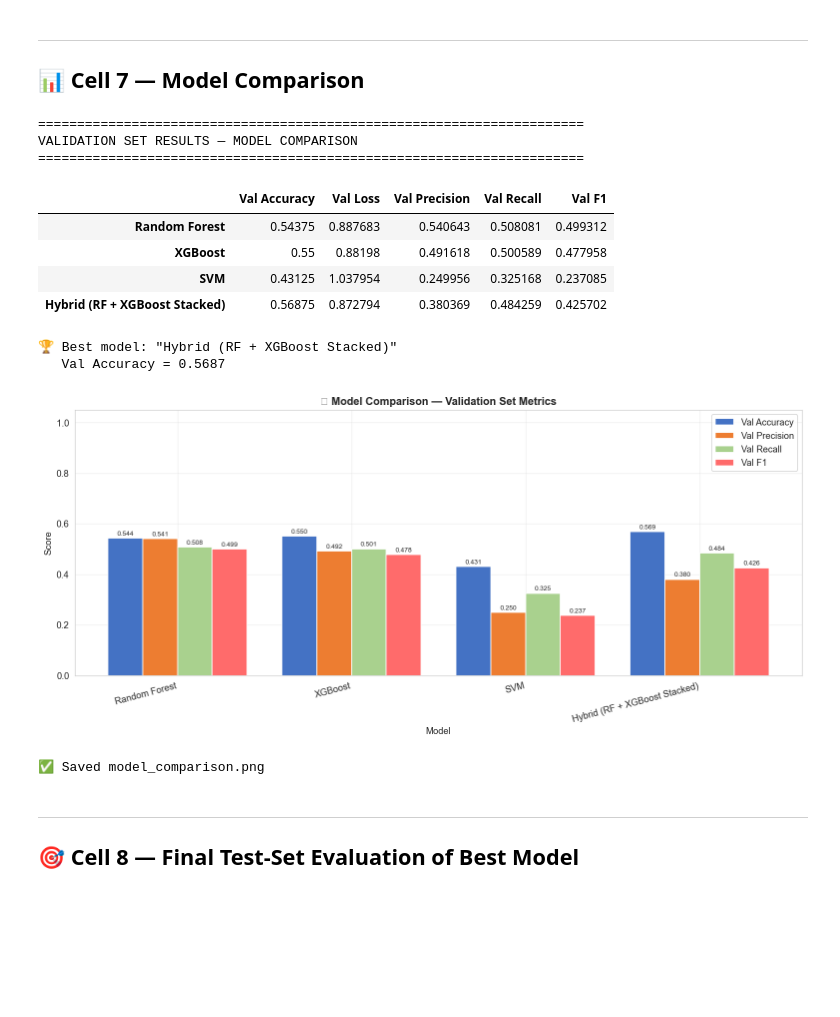
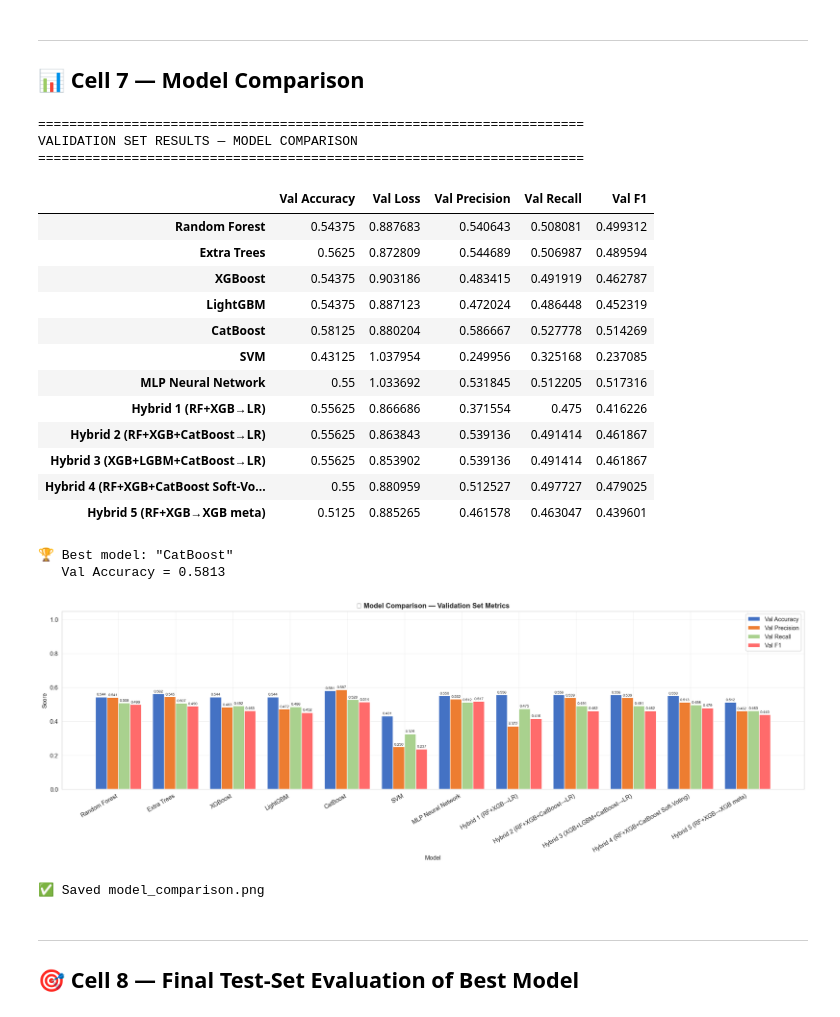
Before and after one commit to srinidhids15/Machine-Learning-Based-Lifecycle-Intelligence-System-for-Non-Biodegradable-Automotive-Materials, a Jupyter notebook: notebooks/ML_Lifecycle_Intelligence.ipynb, the cells around one changed output. Cells and saved outputs as stored; diff of their text form; code cells hidden in the pictures; blank space fills up the shorter version.

Commit message:
feat: expand model pipeline with ExtraTrees, CatBoost, LightGBM, and MLP classifiers

```diff
--- a/notebooks/ML_Lifecycle_Intelligence.ipynb
+++ b/notebooks/ML_Lifecycle_Intelligence.ipynb
@@ -635,22 +1096,30 @@ Val accuracy: 0.5687  |  Val loss: 0.8728  |  Val F1: 0.4257
 ## 📊 Cell 7 — Model Comparison
 # %%
 results = {
-    'Random Forest':                rf_metrics,
-    'XGBoost':                      xgb_metrics,
-    'SVM':                          svm_metrics,
-    'Hybrid (RF + XGBoost Stacked)': hybrid_metrics,
+    'Random Forest':                          rf_metrics,
+    'Extra Trees':                             et_metrics,
+    'XGBoost':                                 xgb_metrics,
+    'LightGBM':                                lgbm_metrics,
+    'CatBoost':                                cb_metrics,
+    'SVM':                                     svm_metrics,
+    'MLP Neural Network':                      mlp_metrics,
+    'Hybrid 1 (RF+XGB\u2192LR)':                    hybrid_metrics,
+    'Hybrid 2 (RF+XGB+CatBoost\u2192LR)':           hybrid2_metrics,
+    'Hybrid 3 (XGB+LGBM+CatBoost\u2192LR)':         hybrid3_metrics,
+    'Hybrid 4 (RF+XGB+CatBoost Soft-Voting)':  hybrid4_metrics,
+    'Hybrid 5 (RF+XGB\u2192XGB meta)':              hybrid5_metrics,
 }
 
 comp_df = pd.DataFrame(results).T[['val_accuracy', 'val_loss', 'val_precision', 'val_recall', 'val_f1']]
 comp_df.columns = ['Val Accuracy', 'Val Loss', 'Val Precision', 'Val Recall', 'Val F1']
 
 print('=' * 70)
-print('VALIDATION SET RESULTS — MODEL COMPARISON')
+print('VALIDATION SET RESULTS \u2014 MODEL COMPARISON')
 print('=' * 70)
 display(comp_df.round(4))
 
 best_model_name = comp_df['Val Accuracy'].idxmax()
-print(f'\n🏆 Best model: "{best_model_name}"')
+print(f'\n\U0001F3C6 Best model: "{best_model_name}"')
 print(f'   Val Accuracy = {comp_df.loc[best_model_name, "Val Accuracy"]:.4f}')
 # %% [output]
 ======================================================================
@@ -658,39 +1127,47 @@ VALIDATION SET RESULTS — MODEL COMPARISON
 ======================================================================
 |  | Val Accuracy | Val Loss | Val Precision | Val Recall | Val F1 |
 | Random Forest | 0.54375 | 0.887683 | 0.540643 | 0.508081 | 0.499312 |
-| XGBoost | 0.55 | 0.88198 | 0.491618 | 0.500589 | 0.477958 |
+| Extra Trees | 0.5625 | 0.872809 | 0.544689 | 0.506987 | 0.489594 |
+| XGBoost | 0.54375 | 0.903186 | 0.483415 | 0.491919 | 0.462787 |
+| LightGBM | 0.54375 | 0.887123 | 0.472024 | 0.486448 | 0.452319 |
+| CatBoost | 0.58125 | 0.880204 | 0.586667 | 0.527778 | 0.514269 |
 | SVM | 0.43125 | 1.037954 | 0.249956 | 0.325168 | 0.237085 |
-| Hybrid (RF + XGBoost Stacked) | 0.56875 | 0.872794 | 0.380369 | 0.484259 | 0.425702 |
+| MLP Neural Network | 0.55 | 1.033692 | 0.531845 | 0.512205 | 0.517316 |
+| Hybrid 1 (RF+XGB→LR) | 0.55625 | 0.866686 | 0.371554 | 0.475 | 0.416226 |
+| Hybrid 2 (RF+XGB+CatBoost→LR) | 0.55625 | 0.863843 | 0.539136 | 0.491414 | 0.461867 |
+| Hybrid 3 (XGB+LGBM+CatBoost→LR) | 0.55625 | 0.853902 | 0.539136 | 0.491414 | 0.461867 |
+| Hybrid 4 (RF+XGB+CatBoost Soft-Vo... | 0.55 | 0.880959 | 0.512527 | 0.497727 | 0.479025 |
+| Hybrid 5 (RF+XGB→XGB meta) | 0.5125 | 0.885265 | 0.461578 | 0.463047 | 0.439601 |
-🏆 Best model: "Hybrid (RF + XGBoost Stacked)"
-   Val Accuracy = 0.5687
+🏆 Best model: "CatBoost"
+   Val Accuracy = 0.5813
 # %%
 # Grouped bar chart
 metrics_to_plot = ['Val Accuracy', 'Val Precision', 'Val Recall', 'Val F1']
 x = np.arange(len(comp_df))
 width = 0.2
 palette = ['#4472C4', '#ED7D31', '#A9D18E', '#FF6B6B']
 
-fig, ax = plt.subplots(figsize=(13, 6))
+fig, ax = plt.subplots(figsize=(20, 7))
 for i, metric in enumerate(metrics_to_plot):
     bars = ax.bar(x + i*width, comp_df[metric], width, label=metric, color=palette[i], edgecolor='white')
     for bar in bars:
         h = bar.get_height()
         ax.text(bar.get_x() + bar.get_width()/2., h + 0.005,
-                f'{h:.3f}', ha='center', va='bottom', fontsize=8)
+                f'{h:.3f}', ha='center', va='bottom', fontsize=7)
 
 ax.set_xlabel('Model')
 ax.set_ylabel('Score')
 ax.set_title('🏆 Model Comparison — Validation Set Metrics', fontsize=13, fontweight='bold')
 ax.set_xticks(x + width*1.5)
-ax.set_xticklabels(comp_df.index, rotation=15, ha='right')
+ax.set_xticklabels(comp_df.index, rotation=30, ha='right')
 ax.set_ylim(0, 1.05)
 ax.legend()
 plt.tight_layout()
 plt.savefig(os.path.join(RESULTS_DIR, 'model_comparison.png'), dpi=150)
 plt.show()
 print('✅ Saved model_comparison.png')
 # %% [output]
-[figure, old version]
+[figure, new version]
 ✅ Saved model_comparison.png
 # %% [markdown]
 ---
```
Also changed, not shown: parts of 34 cells of this notebook, 11 other files.
